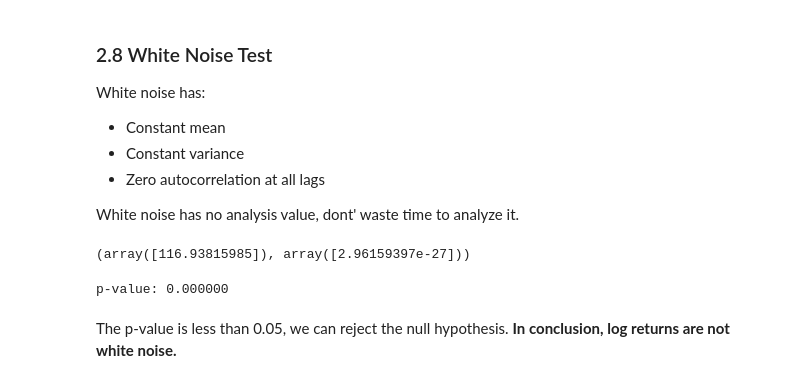
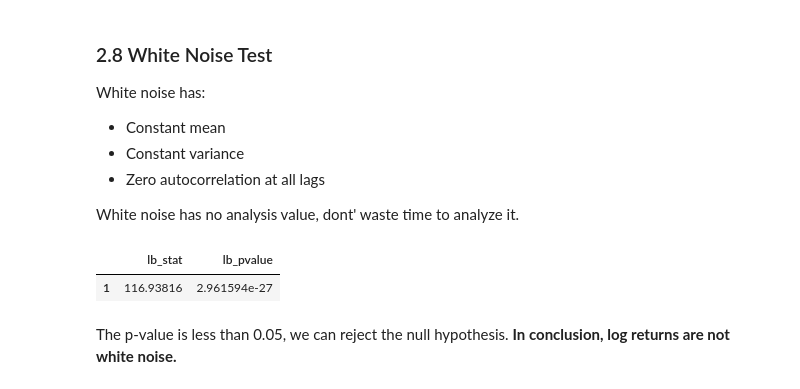
Before and after one commit to soulmachine/crypto-notebooks, a Jupyter notebook: analysis/log-return.ipynb, the cells around one changed output. Saved outputs shown, nothing was run; the diff lists cells and outputs as text; code cells hidden in the pictures.

```diff
--- a/analysis/log-return.ipynb
+++ b/analysis/log-return.ipynb
@@ -28,8 +28,8 @@ from utils import read_bars as read_bars_tmp
 
 # Read bars in May 2020
 def read_bars(csv_file: str)->pd.DataFrame:
-    TIME_BEGIN = pd.to_datetime(1588291200000, unit='ms')  # 2020-05-01T00:00:00.000Z
-    TIME_END = pd.to_datetime(1590969600000, unit='ms')    # 2020-06-01T00:00:00.000Z
+    TIME_BEGIN = pd.to_datetime('2020-05-01T00:00:00.000Z').tz_localize(None)
+    TIME_END = pd.to_datetime('2020-06-01T00:00:00.000Z').tz_localize(None)
     bars_df = read_bars_tmp(csv_file)
     bars_df = bars_df[(bars_df['timestamp'] >= TIME_BEGIN) & (bars_df['timestamp_end'] < TIME_END)]
     return bars_df
@@ -238,15 +238,10 @@ White noise has:
 
 White noise has no analysis value, dont' waste time to analyze it.
 # %%
-lb_result = acorr_ljungbox(log_returns, lags=1, return_df=False)
+acorr_ljungbox(log_returns, lags=1, return_df=True)
+# %% [output]
+|  | lb_stat | lb_pvalue |
+| 1 | 116.93816 | 2.961594e-27 |
-# %%
-lb_result
-# %% [output]
-(array([116.93815985]), array([2.96159397e-27]))
-# %%
-print('p-value: %f' % lb_result[1][0])
-# %% [output]
-p-value: 0.000000
 # %% [markdown]
 The p-value is less than 0.05, we can reject the null hypothesis. **In conclusion, log returns are not white noise.**
 # %% [markdown]
```
